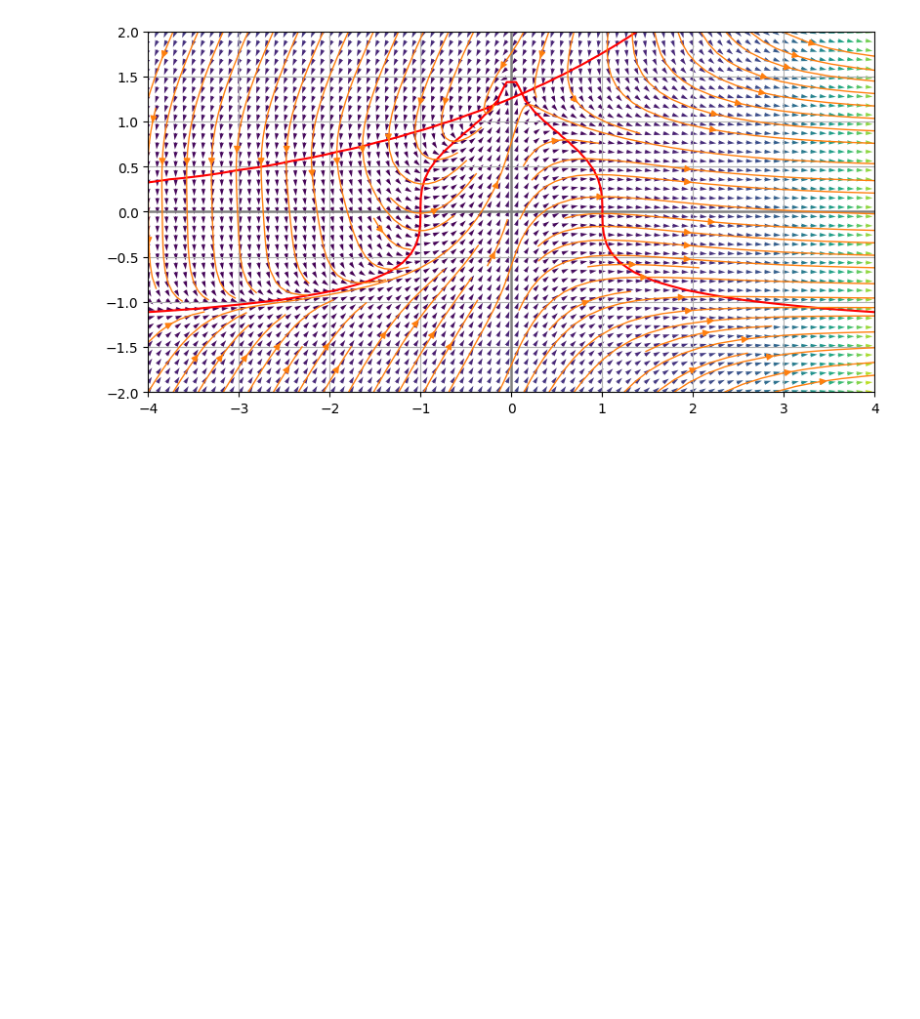
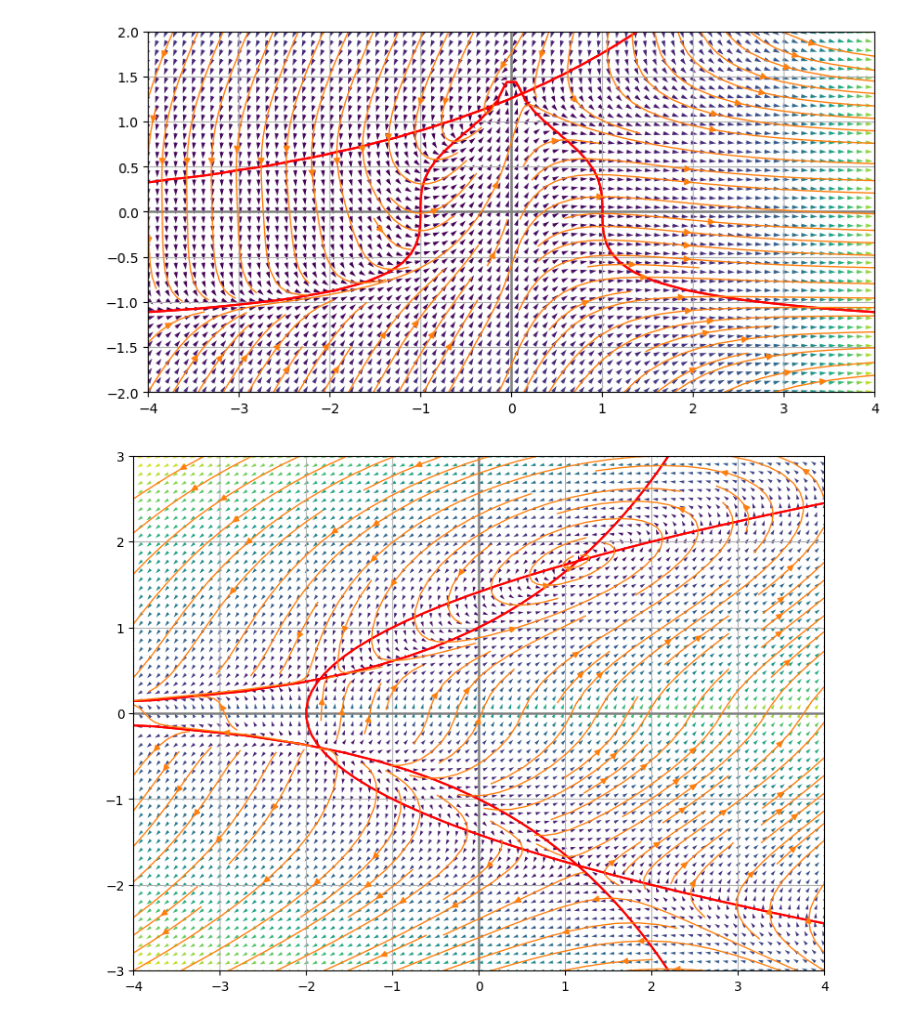
Before and after one commit to koh-my-gosh/strogatz, a Jupyter notebook: src/notebook/chapter_6_phase_plane.ipynb, the cells around one changed output. Cells and saved outputs as stored; diff of their text form; code cells hidden in the pictures; blank space fills up the shorter version.

```diff
--- a/src/notebook/chapter_6_phase_plane.ipynb
+++ b/src/notebook/chapter_6_phase_plane.ipynb
@@ -114,3 +114,16 @@ system.add_nullclines()
 system.add_flows(initials=None, max_length=10)
 # %% [output]
 [figure]
+# %%
+F = [
+    lambda x: x[..., 0]-x[..., 1]**2+2,
+    lambda x: -np.log(x[..., 1]**2)+x[..., 0],
+]
+system = strogatz.dynamics2D(F=F, xlim=(-4, 4), ylim=(-3, 3), fig_scale=1.2, n_interval=10)
+system.add_direction_field()
+system.add_nullclines()
+# system.add_fixed_points(fixed_points=[[np.pi/2, np.pi/2], [-np.pi/2, np.pi/2], [-np.pi/2, -np.pi/2], [np.pi/2, -np.pi/2]], fp_types=["unstable", "saddle", "stable", "saddle"], markersize=18)
+# system.add_flows(initials=[[0.5, 1], [-0.8, 1.0], [-0.5, 0.5], [-1.5, 0.0]], max_length=10)
+system.add_flows(initials=None, max_length=10)
+# %% [output]
+[figure, added]
```
Also changed, not shown: 1 other file.
